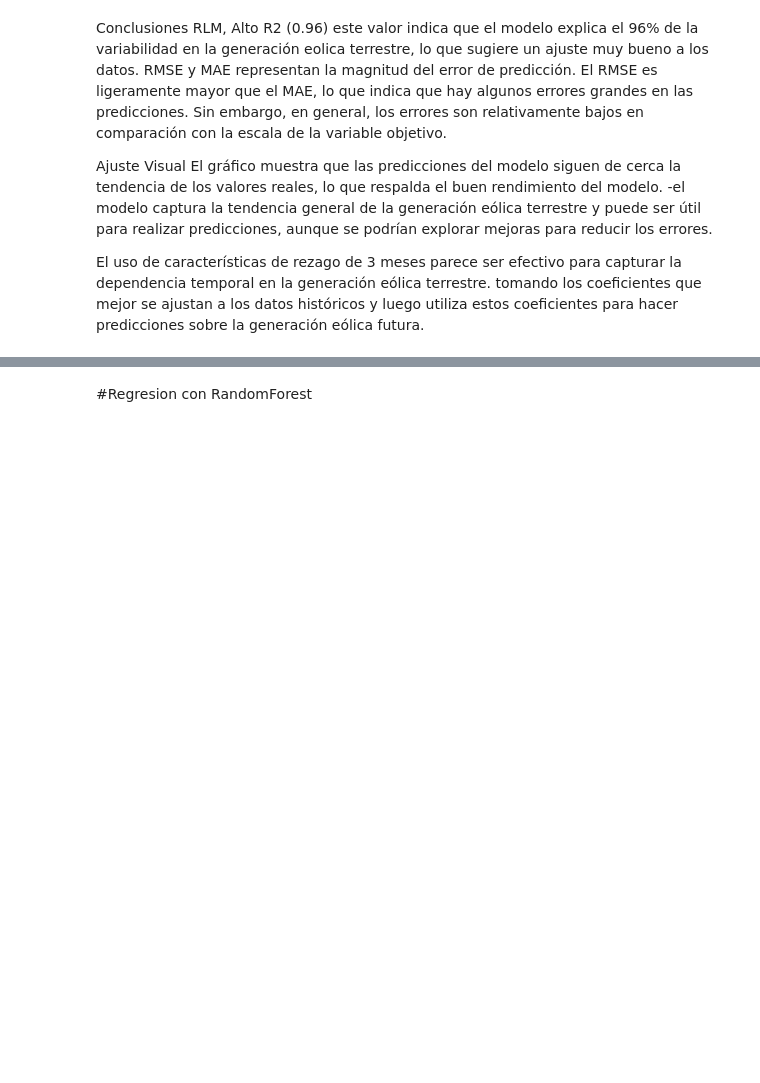
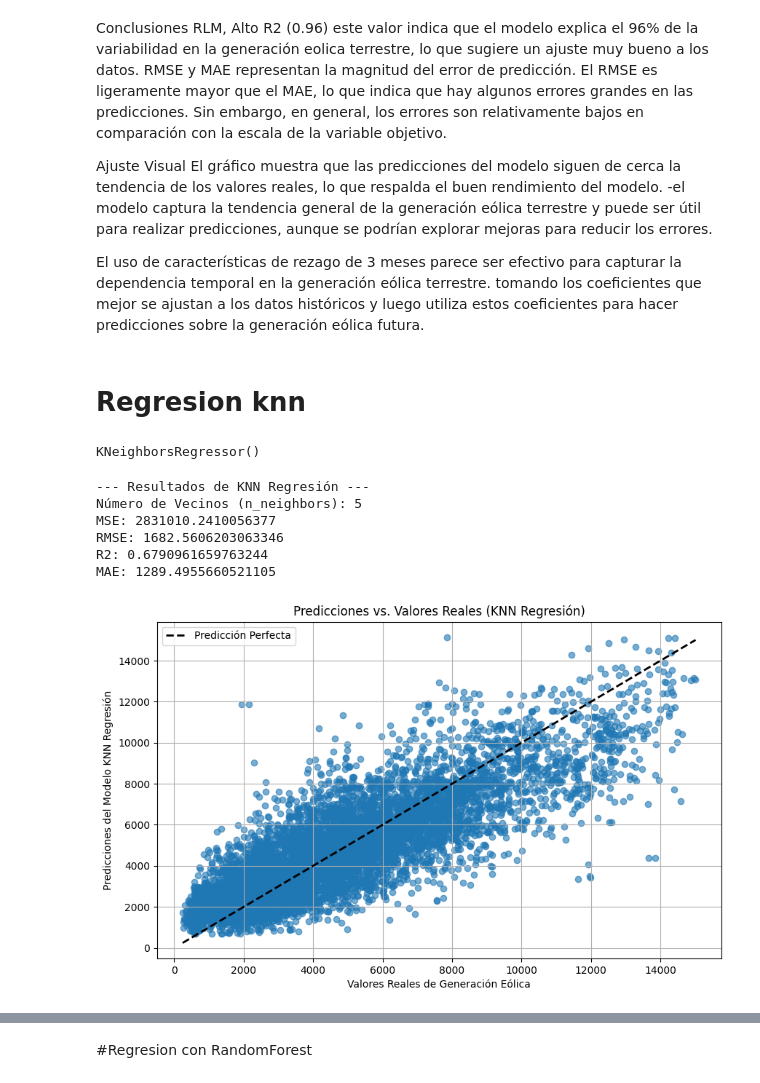
Before and after one commit to Rociosamudio/Machine-Learning-Data-Science-II, a Jupyter notebook: actividad_práctica_APIS_"LizRocio_SamudioRuiz”.ipynb, the cells around one changed output, grey strips where cells are left out. Drawn from its saved outputs; the diff is of its cells as text; code cells hidden in the pictures; blank space fills up the shorter version.

```diff
--- a/actividad_práctica_APIS_"LizRocio_SamudioRuiz”.ipynb
+++ b/actividad_práctica_APIS_"LizRocio_SamudioRuiz”.ipynb
@@ -1442,0 +1440,2 @@ import numpy as np
+# %% [markdown]
+# Regresion knn
@@ -1442,0 +1474,10 @@ import numpy as np
+# %%
+# inici y entrenar el modelo KNN de Regresión
+n_neighbors = 5  # Se puede ajustar este parámetro yo pedi 5
+knn_model = KNeighborsRegressor(n_neighbors=n_neighbors)
+knn_model.fit(X_train_scaled, y_train_regresion)
+# %% [output]
+KNeighborsRegressor()
+# %%
+# Realizar predicciones en el conjunto de prueba
+knn_y_pred = knn_model.predict(X_test_scaled)
@@ -1442,0 +1491,33 @@ import numpy as np
+# %%
+
+# Evaluar el modelo KNN
+knn_mse = mean_squared_error(y_test_regresion, knn_y_pred)
+knn_rmse = np.sqrt(knn_mse)
+knn_r2 = r2_score(y_test_regresion, knn_y_pred)
+knn_mae = mean_absolute_error(y_test_regresion, knn_y_pred)
+
+print("--- Resultados de KNN Regresión ---")
+print("Número de Vecinos (n_neighbors):", n_neighbors)
+print("MSE:", knn_mse)
+print("RMSE:", knn_rmse)
+print("R2:", knn_r2)
+print("MAE:", knn_mae)
+
+# Graficar las predicciones vs. valores reales para KNN Regresión
+plt.figure(figsize=(10, 6))
+plt.scatter(y_test_regresion, knn_y_pred, alpha=0.6)
+plt.plot([y_test_regresion.min(), y_test_regresion.max()], [y_test_regresion.min(), y_test_regresion.max()], 'k--', lw=2, label='Predicción Perfecta')
+plt.xlabel('Valores Reales de Generación Eólica')
+plt.ylabel('Predicciones del Modelo KNN Regresión')
+plt.title('Predicciones vs. Valores Reales (KNN Regresión)')
+plt.grid(True)
+plt.legend()
+plt.show()
+# %% [output]
+--- Resultados de KNN Regresión ---
+Número de Vecinos (n_neighbors): 5
+MSE: 2831010.2410056377
+RMSE: 1682.5606203063346
+R2: 0.6790961659763244
+MAE: 1289.4955660521105
+[figure, added]
```
Also changed, not shown: parts of 22 cells of this notebook.
